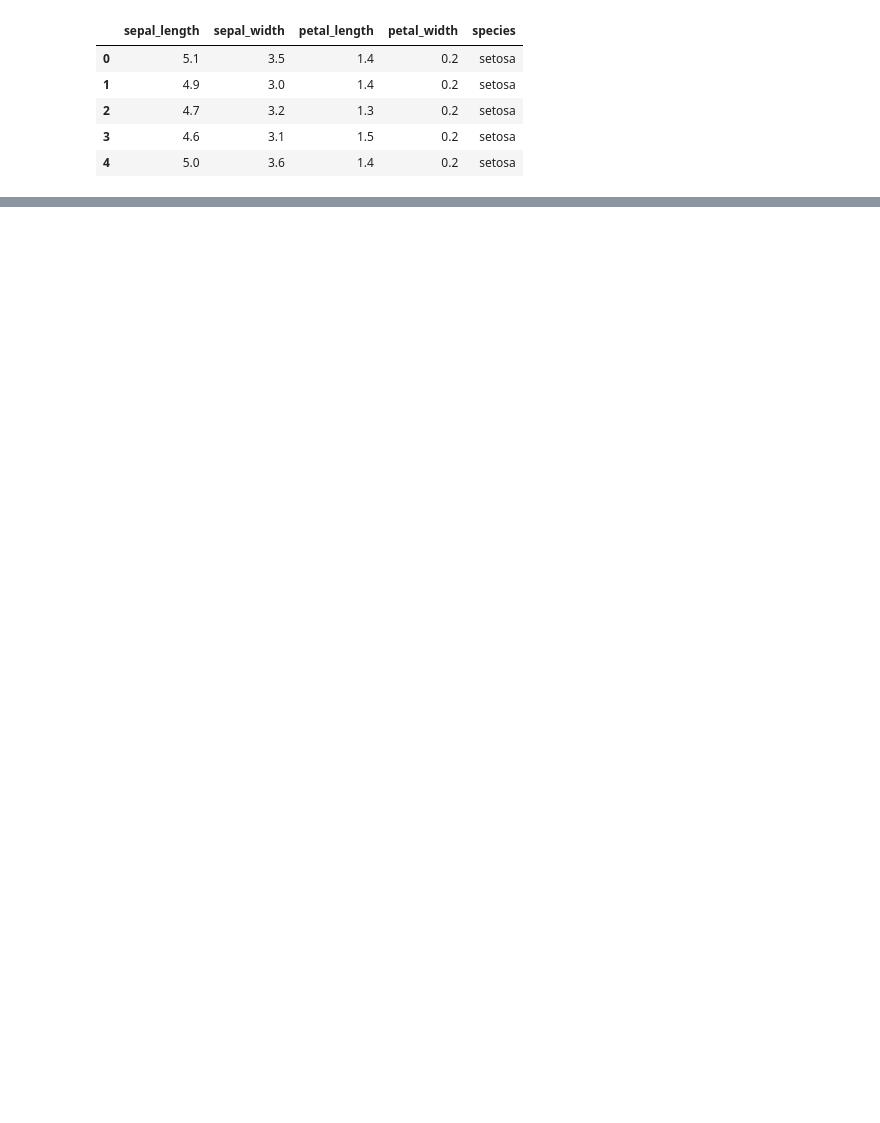
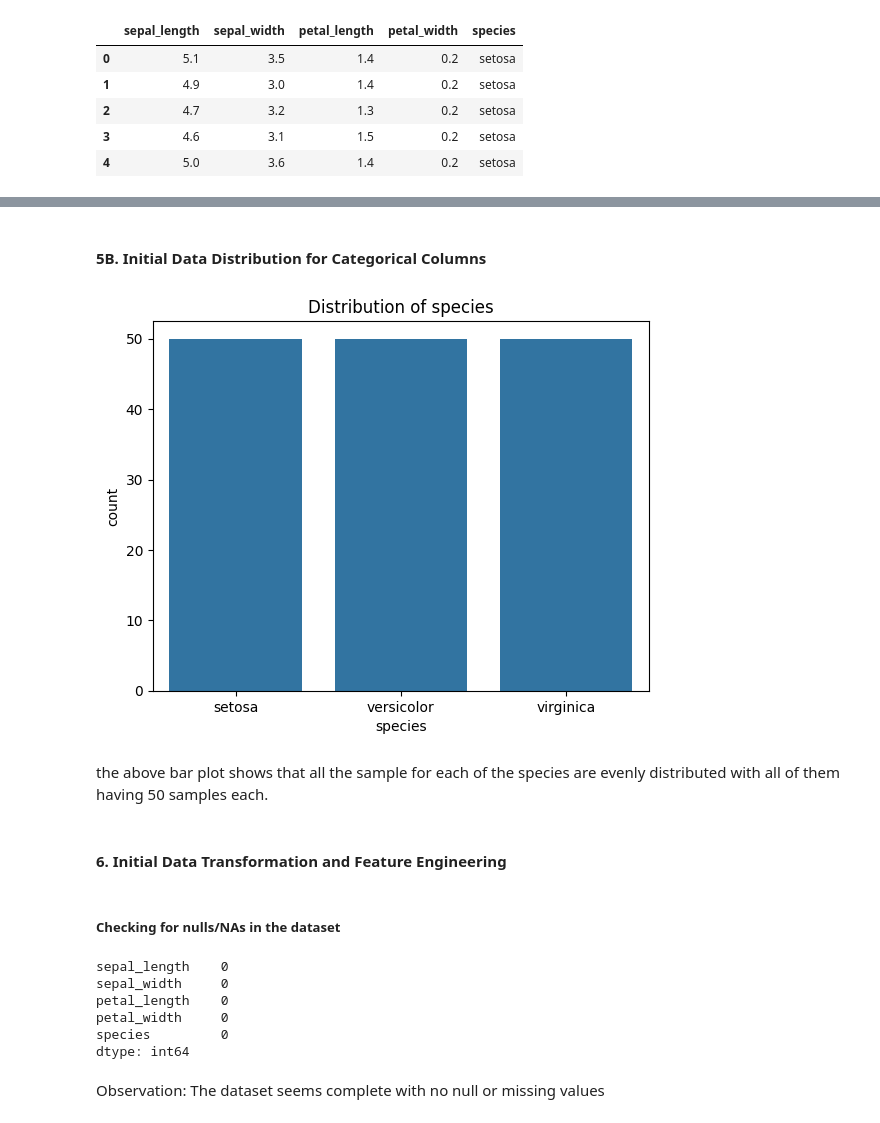
Before and after one commit to vnallam09/datafun-04-eda, a Jupyter notebook: teja_eda_notebook.ipynb, the cells around one changed output, grey strips where cells are left out. Cells and saved outputs as stored; diff of their text form; code cells hidden in the pictures; blank space fills up the shorter version.

```diff
--- a/teja_eda_notebook.ipynb
+++ b/teja_eda_notebook.ipynb
@@ -42,0 +165,37 @@ iris_df.head()
+# %% [markdown]
+#### 5B. Initial Data Distribution for Categorical Columns
+# %%
+# Inspect value counts by categorical column
+# Column name must be EXACT.
+# The value_counts() method is only available for Series objects.
+# The value_counts() method returns a pandas Series with the counts of unique values in the column.
+iris_df['species'].value_counts()
+
+# Inspect value counts for ALL categorical columns
+for col in iris_df.select_dtypes(include=['object', 'category']).columns:
+    # Display count plot
+    sns.countplot(x=col, data=iris_df)
+    matplotlib.pyplot.title(f'Distribution of {col}')
+    matplotlib.pyplot.show()
+
+# Show all plots
+matplotlib.pyplot.show()
+# %% [output]
+[figure, added]
+# %% [markdown]
+the above bar plot shows that all the sample for each of the species are evenly distributed with all of them having 50 samples each.
+# %% [markdown]
+#### 6. Initial Data Transformation and Feature Engineering
+# %% [markdown]
+##### Checking for nulls/NAs in the dataset
+# %%
+iris_df.isna().sum()
+# %% [output]
+sepal_length    0
+sepal_width     0
+petal_length    0
+petal_width     0
+species         0
+dtype: int64
+# %% [markdown]
+Observation: The dataset seems complete with no null or missing values
```
Also changed, not shown: parts of 42 cells of this notebook.
